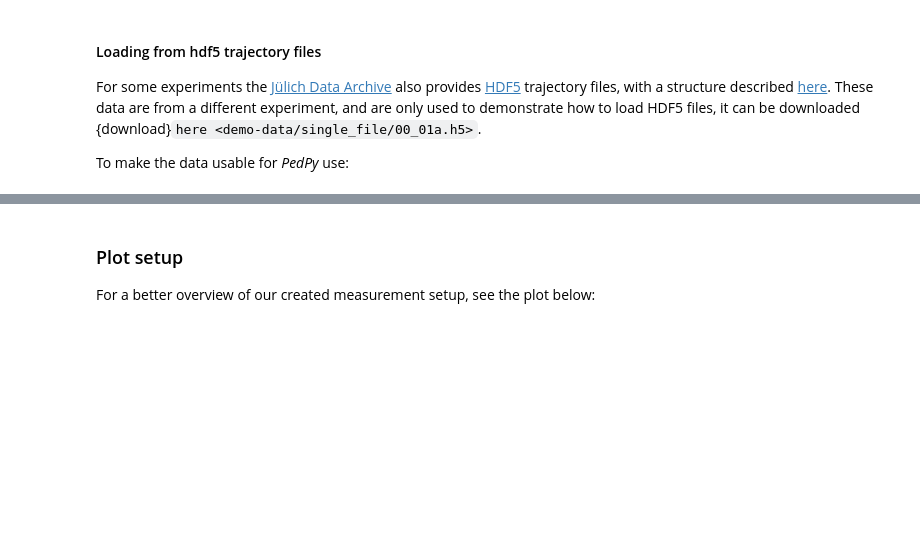
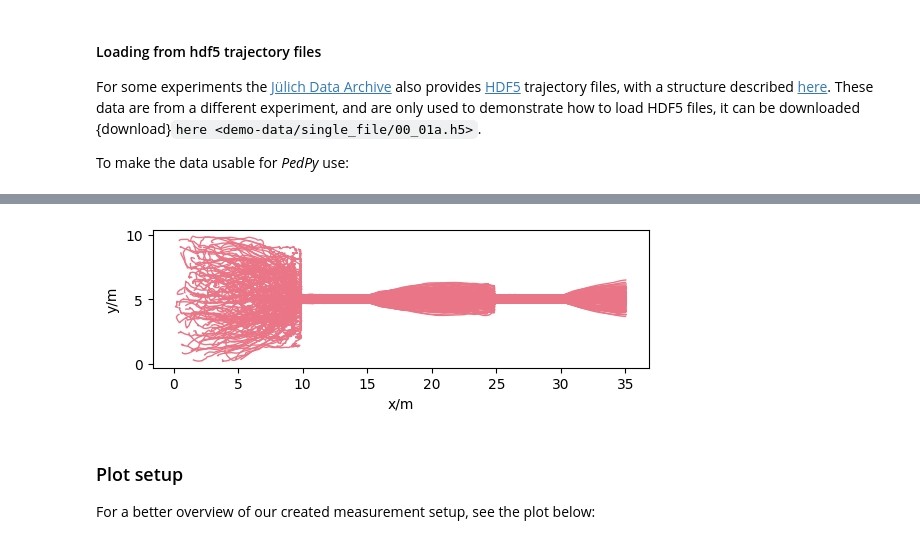
Before and after one commit to PedestrianDynamics/PedPy, a Jupyter notebook: notebooks/user_guide.ipynb, the cells around one changed output, grey strips where cells are left out. Drawn from its saved outputs; the diff is of its cells as text; code cells hidden in the pictures; blank space fills up the shorter version.

Commit message:
Explain usage of viswalk loader in user guide

```diff
--- a/notebooks/user_guide.ipynb
+++ b/notebooks/user_guide.ipynb
@@ -240,3 +253,23 @@ plt.show()
+# %%
+from pedpy import (
+    TrajectoryData,
+    load_trajectory_from_viswalk,
+)
+import pathlib
+
+viswalk_file = pathlib.Path("demo-data/viswalk/example.pp")
+
+traj_viswalk = load_trajectory_from_viswalk(trajectory_file=viswalk_file)
+# %%
+import matplotlib.pyplot as plt
+from pedpy import plot_trajectories
+
+plot_trajectories(traj=traj_viswalk).set_aspect(
+    "equal"
+)
+plt.show()
+# %% [output]
+[figure, added]
 # %% [markdown]
 ### Plot setup
 
```
Also changed, not shown: parts of 1 cell of this notebook, 2 other files.
